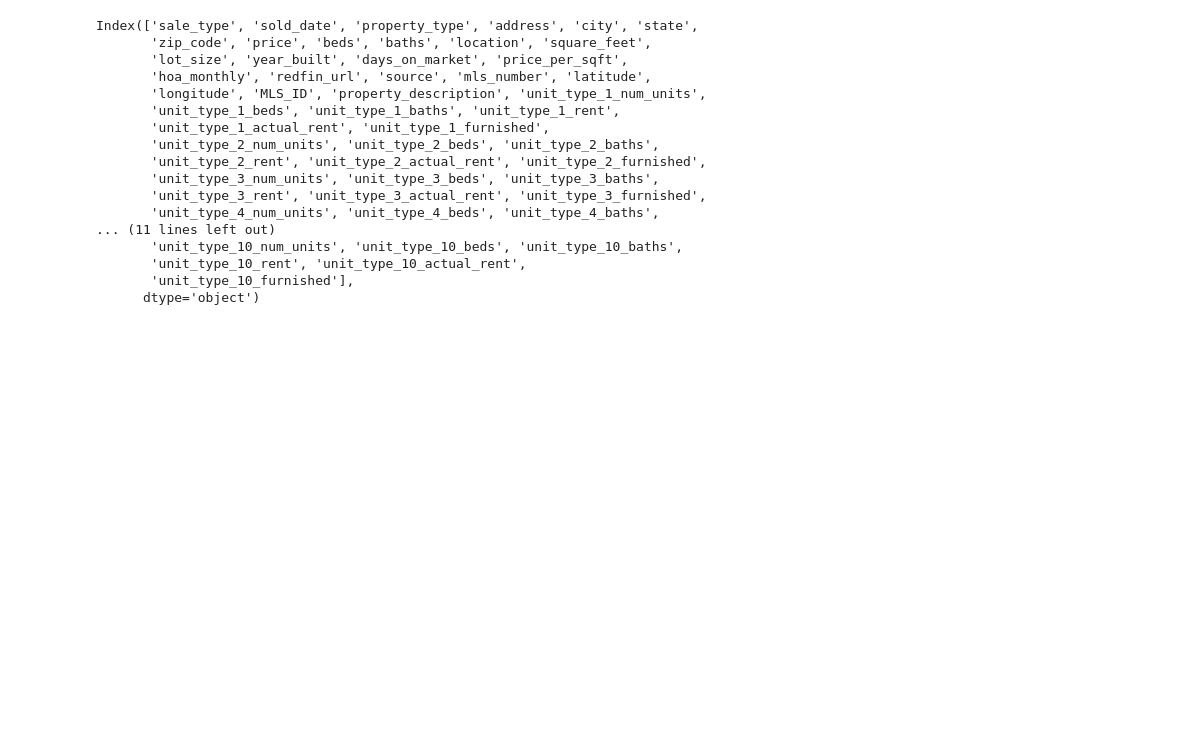
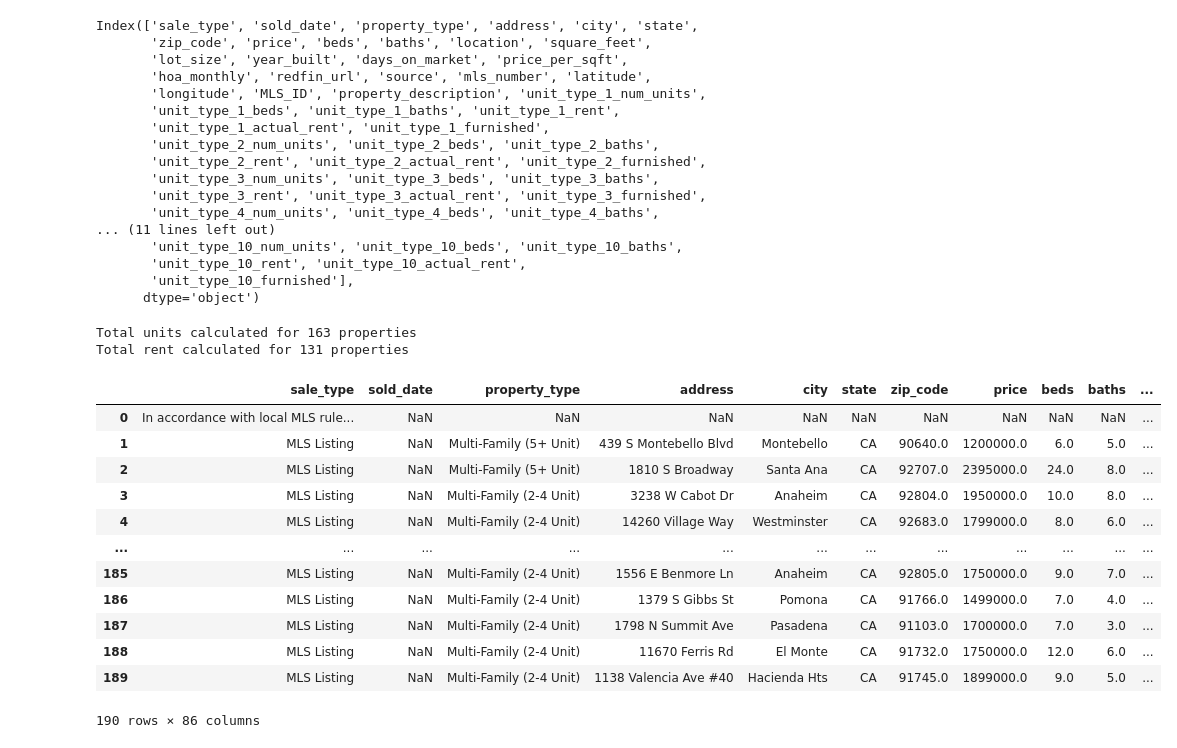
Before and after one commit to bluo42/acres-ai, a Jupyter notebook: notebooks/redfin_scrape.ipynb, the cells around one changed output. Drawn from its saved outputs; the diff is of its cells as text; code cells hidden in the pictures; blank space fills up the shorter version.

```diff
--- a/notebooks/redfin_scrape.ipynb
+++ b/notebooks/redfin_scrape.ipynb
@@ -370,3 +370,43 @@ Index(['sale_type', 'sold_date', 'property_type', 'address', 'city', 'state',
        'unit_type_10_rent', 'unit_type_10_actual_rent',
        'unit_type_10_furnished'],
       dtype='object')
+# %%
+# Calculate total rent and total units across all unit types
+merged_df['total_units'] = 0
+merged_df['total_rent'] = 0
+
+# Iterate through all 10 unit types to sum up units and rent
+for i in range(1, 11):
+    num_units_col = f'unit_type_{i}_num_units'
+    rent_col = f'unit_type_{i}_rent'
+
+    if num_units_col in merged_df.columns and rent_col in merged_df.columns:
+        # Add units (convert to numeric, fill NaN with 0)
+        units = pd.to_numeric(merged_df[num_units_col], errors='coerce').fillna(0)
+        merged_df['total_units'] += units
+
+        # Add rent (convert to numeric, fill NaN with 0, multiply by number of units)
+        rent = pd.to_numeric(merged_df[rent_col], errors='coerce').fillna(0)
+        merged_df['total_rent'] += (rent * units)
+
+print(f"Total units calculated for {(merged_df['total_units'] > 0).sum()} properties")
+print(f"Total rent calculated for {(merged_df['total_rent'] > 0).sum()} properties")
+# %% [output]
+Total units calculated for 163 properties
+Total rent calculated for 131 properties
+# %%
+merged_df
+# %% [output]
+|  | sale_type | sold_date | property_type | address | city | state | zip_code | price | beds | baths | ... |
+| 0 | In accordance with local MLS rule... | NaN | NaN | NaN | NaN | NaN | NaN | NaN | NaN | NaN | ... |
+| 1 | MLS Listing | NaN | Multi-Family (5+ Unit) | 439 S Montebello Blvd | Montebello | CA | 90640.0 | 1200000.0 | 6.0 | 5.0 | ... |
+| 2 | MLS Listing | NaN | Multi-Family (5+ Unit) | 1810 S Broadway | Santa Ana | CA | 92707.0 | 2395000.0 | 24.0 | 8.0 | ... |
+| 3 | MLS Listing | NaN | Multi-Family (2-4 Unit) | 3238 W Cabot Dr | Anaheim | CA | 92804.0 | 1950000.0 | 10.0 | 8.0 | ... |
+| 4 | MLS Listing | NaN | Multi-Family (2-4 Unit) | 14260 Village Way | Westminster | CA | 92683.0 | 1799000.0 | 8.0 | 6.0 | ... |
+| ... | ... | ... | ... | ... | ... | ... | ... | ... | ... | ... | ... |
+| 185 | MLS Listing | NaN | Multi-Family (2-4 Unit) | 1556 E Benmore Ln | Anaheim | CA | 92805.0 | 1750000.0 | 9.0 | 7.0 | ... |
+| 186 | MLS Listing | NaN | Multi-Family (2-4 Unit) | 1379 S Gibbs St | Pomona | CA | 91766.0 | 1499000.0 | 7.0 | 4.0 | ... |
+| 187 | MLS Listing | NaN | Multi-Family (2-4 Unit) | 1798 N Summit Ave | Pasadena | CA | 91103.0 | 1700000.0 | 7.0 | 3.0 | ... |
+| 188 | MLS Listing | NaN | Multi-Family (2-4 Unit) | 11670 Ferris Rd | El Monte | CA | 91732.0 | 1750000.0 | 12.0 | 6.0 | ... |
+| 189 | MLS Listing | NaN | Multi-Family (2-4 Unit) | 1138 Valencia Ave #40 | Hacienda Hts | CA | 91745.0 | 1899000.0 | 9.0 | 5.0 | ... |
+190 rows × 86 columns
```
Also changed, not shown: parts of 1 cell of this notebook, 3 other files.
